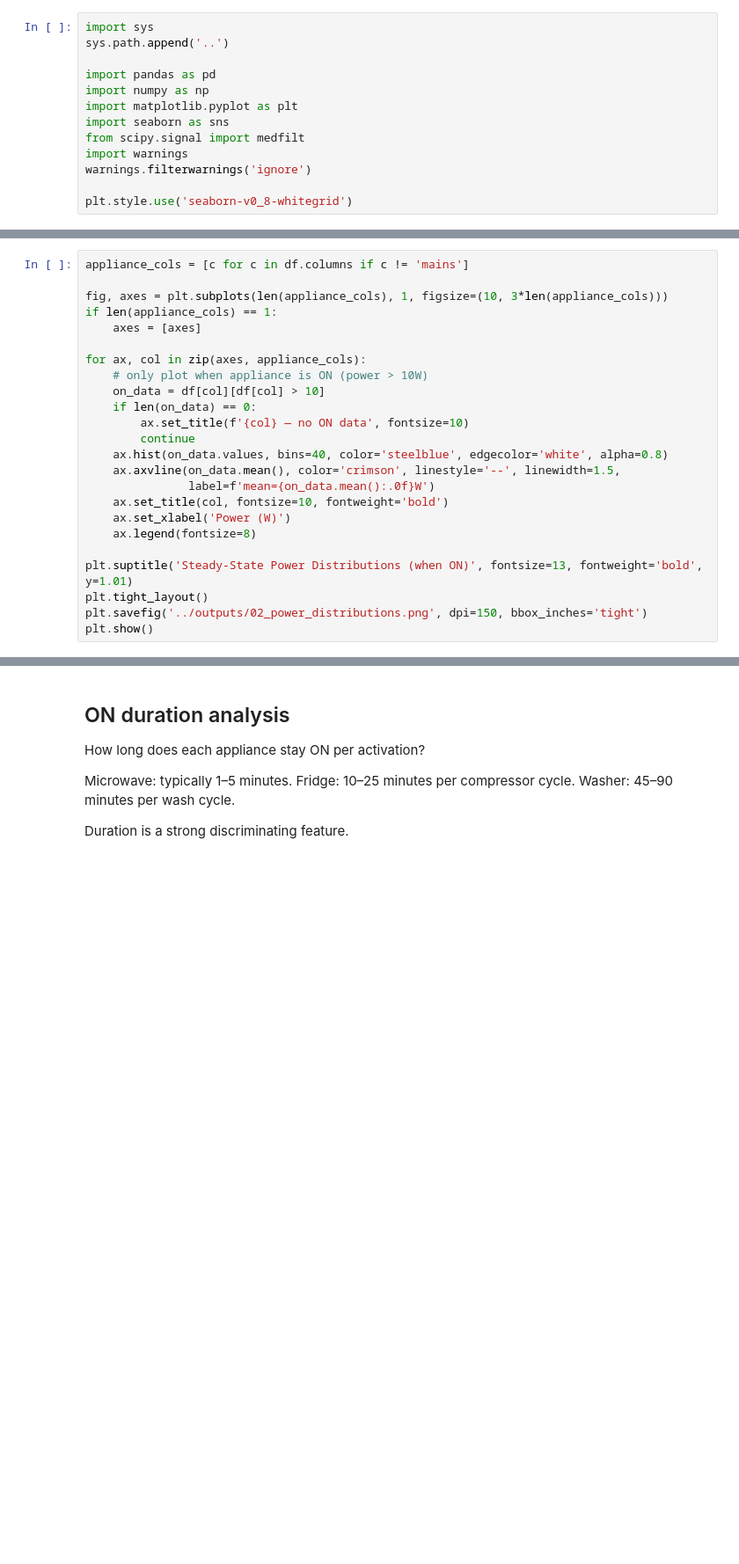
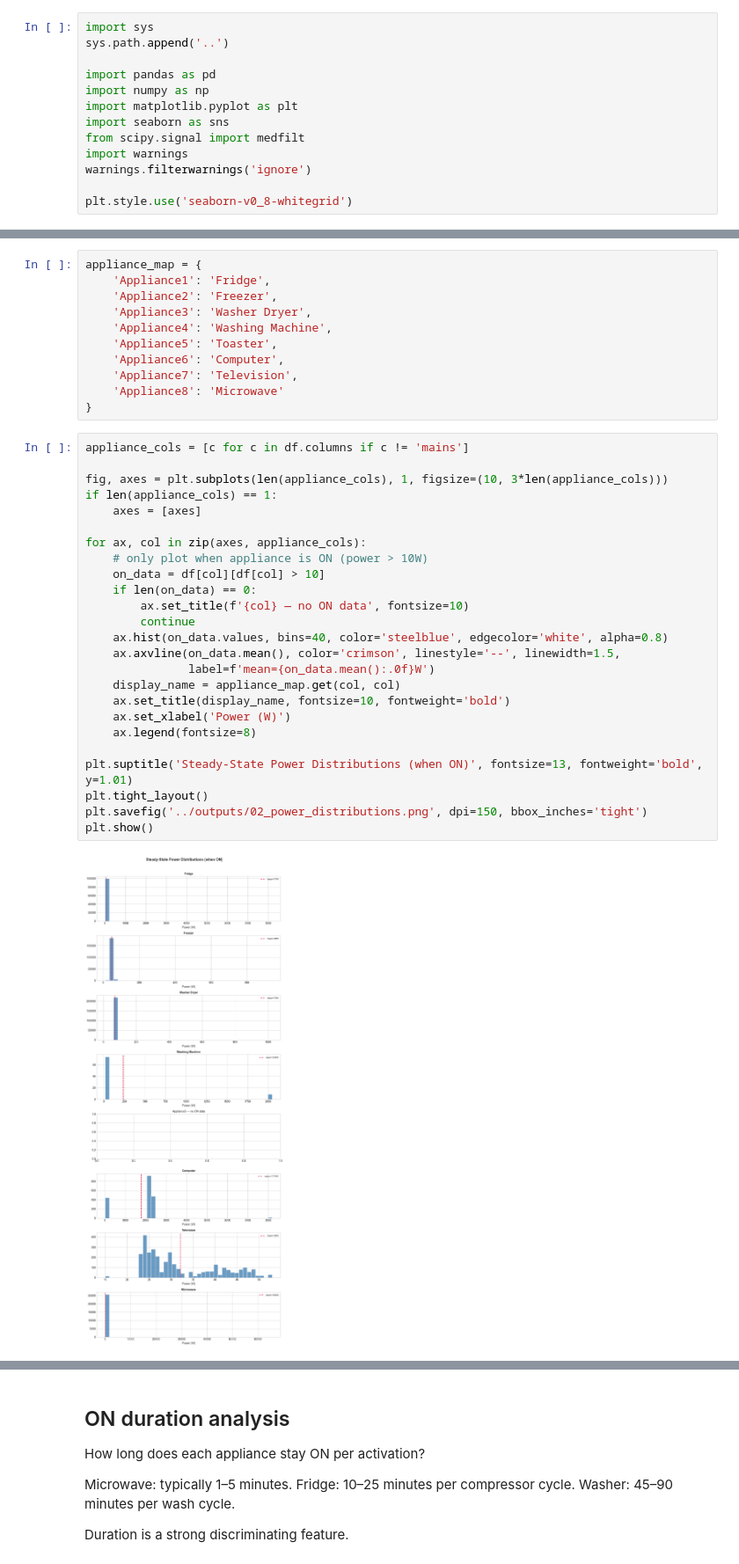
Before and after one commit to Som0111/electrical-load-fingerprinting, a Jupyter notebook: notebooks/02_signal_analysis.ipynb, the cells around one changed output, grey strips where cells are left out. Shown at 88% size. Drawn from its saved outputs; the diff is of its cells as text; blank space fills up the shorter version.

```diff
--- a/notebooks/02_signal_analysis.ipynb
+++ b/notebooks/02_signal_analysis.ipynb
@@ -37,24 +61,38 @@ Motor loads (fridge, washer) are wider because the motor load varies.
+# %%
+appliance_map = {
+    'Appliance1': 'Fridge',
+    'Appliance2': 'Freezer',
+    'Appliance3': 'Washer Dryer',
+    'Appliance4': 'Washing Machine',
+    'Appliance5': 'Toaster',
+    'Appliance6': 'Computer',
+    'Appliance7': 'Television',
+    'Appliance8': 'Microwave'
+}
 # %%
 appliance_cols = [c for c in df.columns if c != 'mains']
 
 fig, axes = plt.subplots(len(appliance_cols), 1, figsize=(10, 3*len(appliance_cols)))
 if len(appliance_cols) == 1:
     axes = [axes]
 
 for ax, col in zip(axes, appliance_cols):
     # only plot when appliance is ON (power > 10W)
     on_data = df[col][df[col] > 10]
     if len(on_data) == 0:
         ax.set_title(f'{col} — no ON data', fontsize=10)
         continue
     ax.hist(on_data.values, bins=40, color='steelblue', edgecolor='white', alpha=0.8)
     ax.axvline(on_data.mean(), color='crimson', linestyle='--', linewidth=1.5,
                label=f'mean={on_data.mean():.0f}W')
-    ax.set_title(col, fontsize=10, fontweight='bold')
+    display_name = appliance_map.get(col, col)
+    ax.set_title(display_name, fontsize=10, fontweight='bold')
     ax.set_xlabel('Power (W)')
     ax.legend(fontsize=8)
 
 plt.suptitle('Steady-State Power Distributions (when ON)', fontsize=13, fontweight='bold', y=1.01)
 plt.tight_layout()
 plt.savefig('../outputs/02_power_distributions.png', dpi=150, bbox_inches='tight')
 plt.show()
+# %% [output]
+[figure, added]
```
Also changed, not shown: parts of 12 cells of this notebook, 3 other files.
